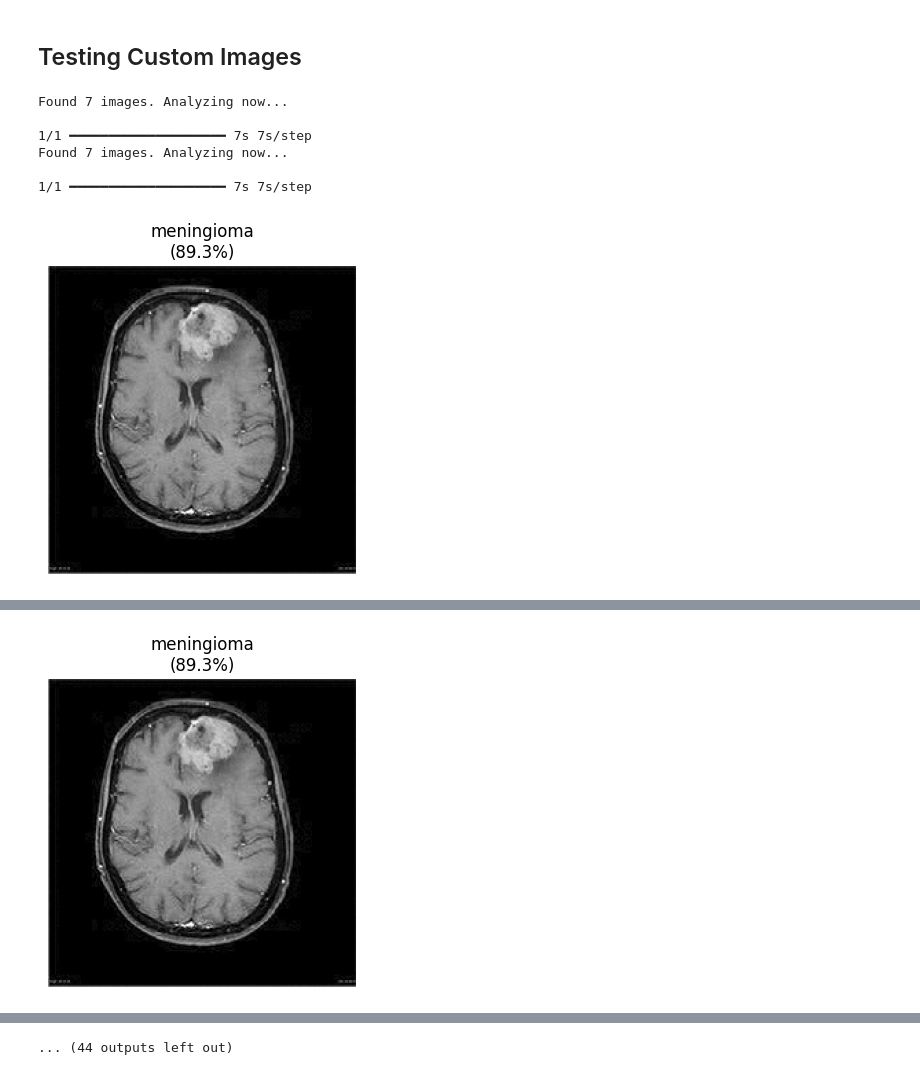
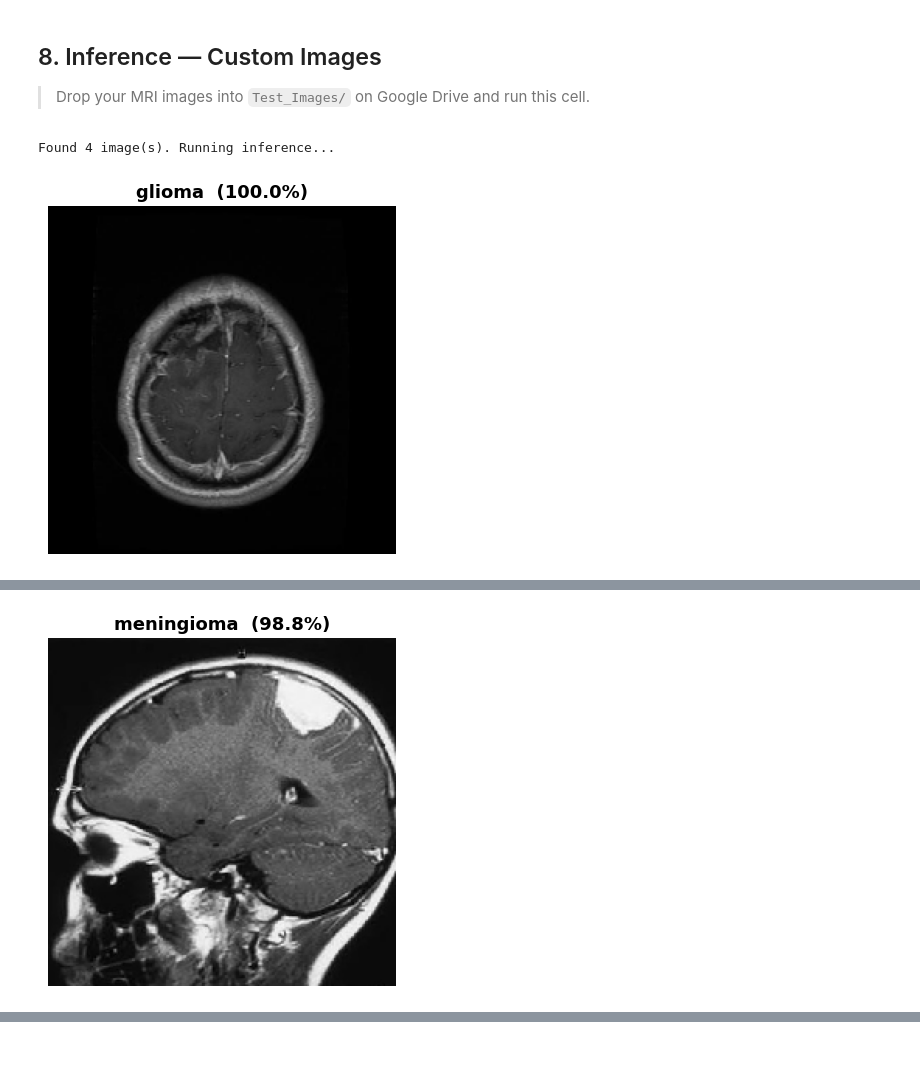
Before and after one commit to AvinashK47/Brain-Tumor-Classification, a Jupyter notebook: tumor.ipynb, the cells around one changed output, grey strips where cells are left out. Saved outputs shown, nothing was run; the diff lists cells and outputs as text; code cells hidden in the pictures.

```diff
--- a/tumor.ipynb
+++ b/tumor.ipynb
@@ -238,65 +419,42 @@ plt.show()
 # %% [markdown]
-## Testing Custom Images
+## 8. Inference — Custom Images
+
+> Drop your MRI images into `Test_Images/` on Google Drive and run this cell.
 # %%
-import numpy as np
-import os
-import matplotlib.pyplot as plt
-from tensorflow.keras.preprocessing import image
+from keras.utils import load_img, img_to_array
 
-# 1. Path to your folder (Dump all your images here)
 test_folder_path = '/content/drive/MyDrive/Test_Images'
+idx_to_class = {i: name for i, name in enumerate(class_names)}
 
 def predict_single_image(img_path):
-    try:
-        # Load image
-        img = image.load_img(img_path, target_size=(224, 224))
+    """Load an MRI image, run inference, and display the result."""
+    img = load_img(img_path, target_size=(IMG_HEIGHT, IMG_WIDTH))
+    img_array = np.expand_dims(img_to_array(img), axis=0)  # [0-255], no rescaling
 
-        # Convert to array
-        img_array = image.img_to_array(img)
-        img_array = np.expand_dims(img_array, axis=0)
+    prediction = model.predict(img_array, verbose=0)
+    class_idx = np.argmax(prediction)
+    confidence = np.max(prediction)
+    label = idx_to_class[class_idx]
 
-        # --- CRITICAL FIX: DO NOT DIVIDE BY 255 ---
-        # We trained on 0-255, so we predict on 0-255
+    plt.figure(figsize=(4, 4))
+    plt.imshow(img)
+    plt.title(f"{label}  ({confidence*100:.1f}%)", fontsize=13, fontweight='bold')
+    plt.axis('off')
+    plt.tight_layout()
+    plt.show()
 
-        # Predict
-        prediction = model.predict(img_array)
-        class_idx = np.argmax(prediction)
-        confidence = np.max(prediction)
-
-        # Get Label
-        class_map = {v: k for k, v in train_ds.class_indices.items()}
-        predicted_label = class_map[class_idx]
-
-        # Display
-        plt.figure(figsize=(4, 4))
-        plt.imshow(img)
-        plt.title(f"{predicted_label}\n({confidence*100:.1f}%)")
-        plt.axis('off')
-        plt.show()
-
-    except Exception as e:
-        print(f"Error processing {img_path}: {e}")
-
-# 2. Main Loop
+# --- Run ---
 if os.path.exists(test_folder_path):
-    files = os.listdir(test_folder_path)
-    # Filter only image files
-    image_files = [f for f in files if f.lower().endswith(('.png', '.jpg', '.jpeg'))]
-
+    image_files = sorted([f for f in os.listdir(test_folder_path)
+                          if f.lower().endswith(('.png', '.jpg', '.jpeg'))])
     if not image_files:
-        print("Folder is empty! Please upload images.")
+        print("Folder is empty — upload MRI images to Test_Images/ on Drive.")
     else:
-        print(f"Found {len(image_files)} images. Analyzing now...\n")
-        for filename in image_files:
-            full_path = os.path.join(test_folder_path, filename)
-            predict_single_image(full_path)
+        print(f"Found {len(image_files)} image(s). Running inference...\n")
+        for fname in image_files:
+            predict_single_image(os.path.join(test_folder_path, fname))
 else:
     print(f"Folder not found: {test_folder_path}")
 # %% [output]
-Found 7 images. Analyzing now...
-
-1/1 ━━━━━━━━━━━━━━━━━━━━ 7s 7s/step
-Found 7 images. Analyzing now...
-
-1/1 ━━━━━━━━━━━━━━━━━━━━ 7s 7s/step
+Found 4 image(s). Running inference...
-[figure, old version]
+[figure, new version]
@@ -307 +461 @@ Found 7 images. Analyzing now...
-[figure, old version]
+[figure, new version]
@@ -319 +463,0 @@ Found 7 images. Analyzing now...
-... (44 outputs left out)
```
Also changed, not shown: parts of 21 cells of this notebook.
